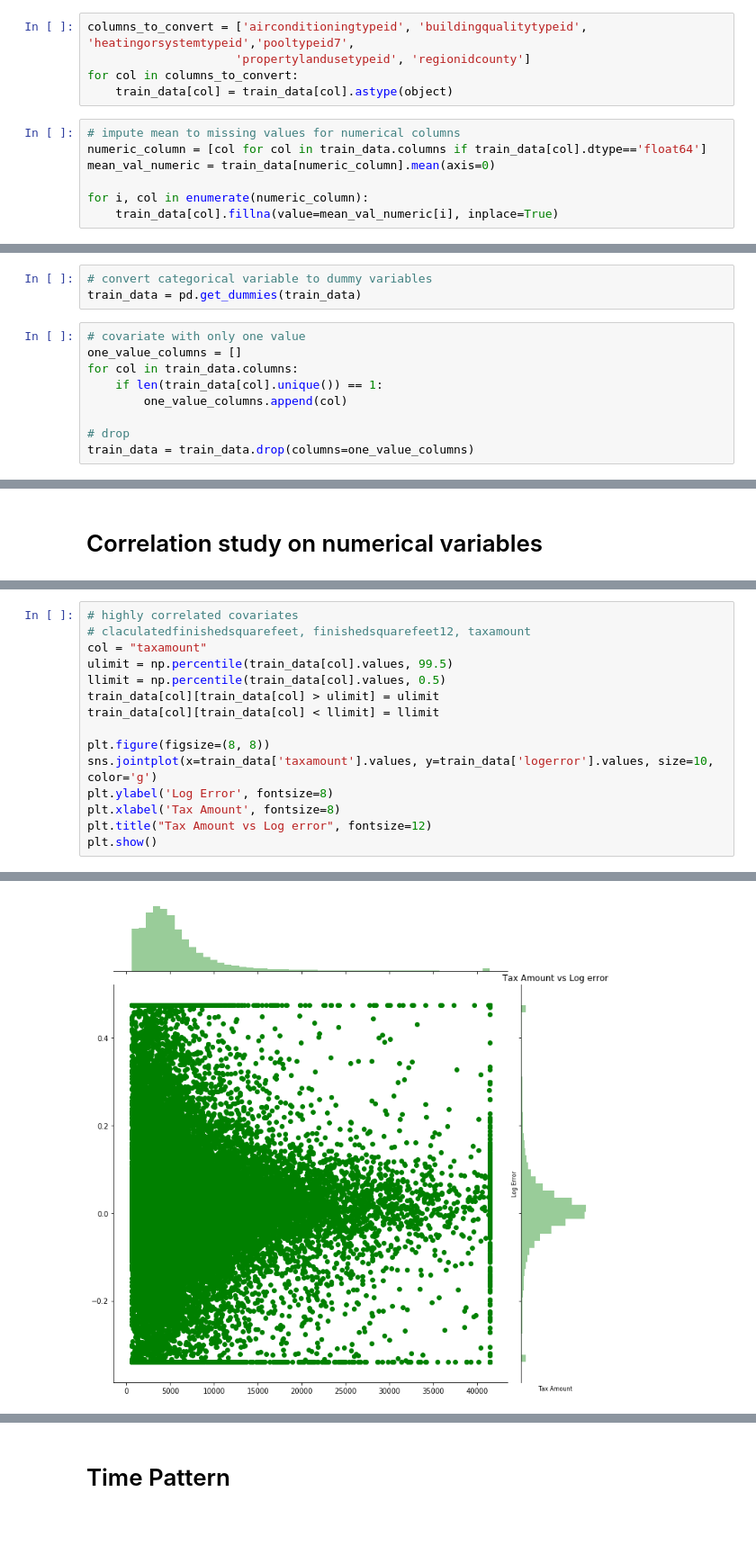
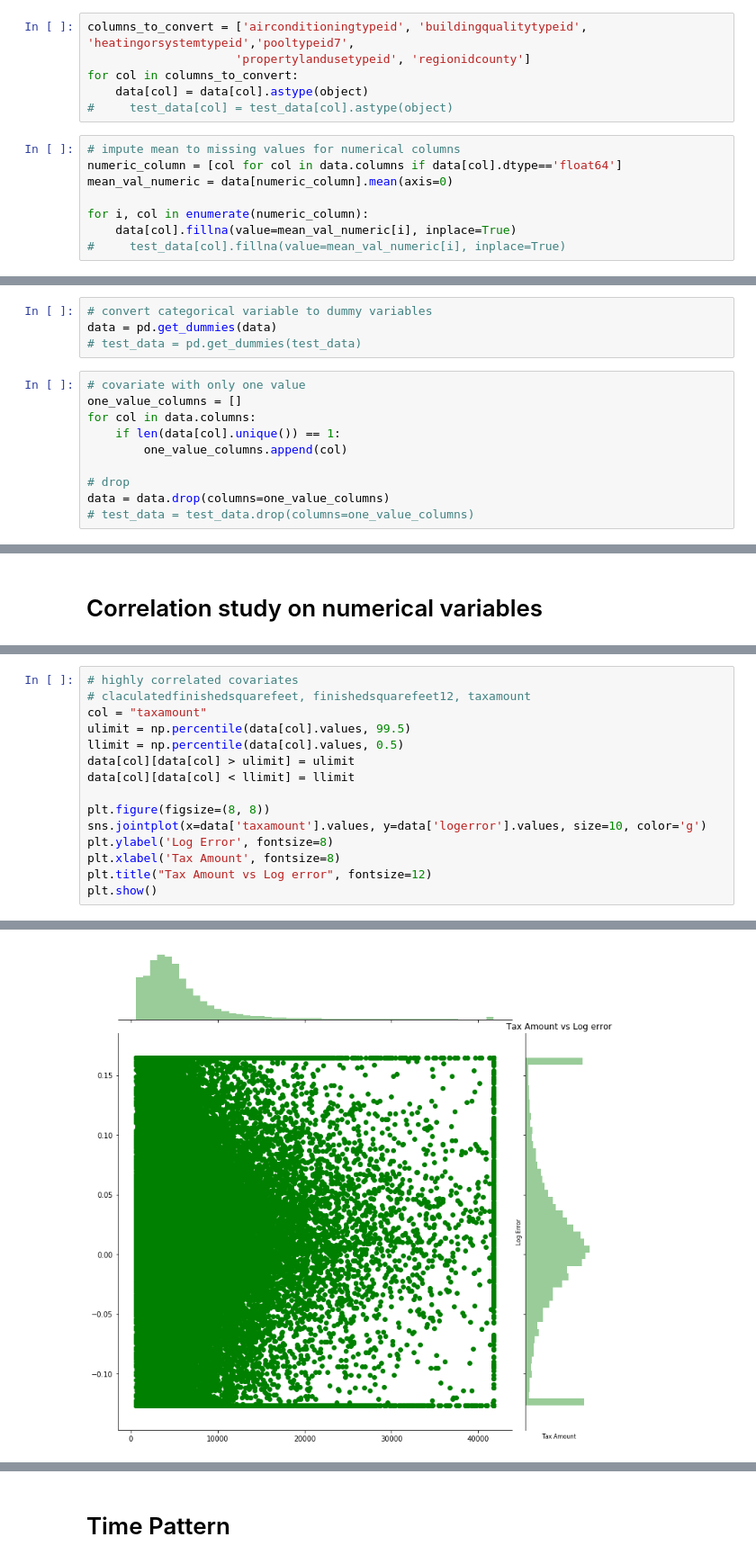
Before and after one commit to AlexaYuqinD/MS-E226-Project, a Jupyter notebook: EDA1.ipynb, the cells around one changed output, grey strips where cells are left out. Shown at 90% size. Drawn from its saved outputs; the diff is of its cells as text; blank space fills up the shorter version.

```diff
--- a/EDA1.ipynb
+++ b/EDA1.ipynb
@@ -201,14 +235,16 @@ dtype_df
 columns_to_convert = ['airconditioningtypeid', 'buildingqualitytypeid', 'heatingorsystemtypeid','pooltypeid7',
                      'propertylandusetypeid', 'regionidcounty']
 for col in columns_to_convert:
-    train_data[col] = train_data[col].astype(object)
+    data[col] = data[col].astype(object)
+#     test_data[col] = test_data[col].astype(object)
 # %%
 # impute mean to missing values for numerical columns
-numeric_column = [col for col in train_data.columns if train_data[col].dtype=='float64']
-mean_val_numeric = train_data[numeric_column].mean(axis=0)
+numeric_column = [col for col in data.columns if data[col].dtype=='float64']
+mean_val_numeric = data[numeric_column].mean(axis=0)
 
 for i, col in enumerate(numeric_column):
-    train_data[col].fillna(value=mean_val_numeric[i], inplace=True)
+    data[col].fillna(value=mean_val_numeric[i], inplace=True)
+#     test_data[col].fillna(value=mean_val_numeric[i], inplace=True)
 # %%
 print(len(numeric_column))
 # %% [output]
@@ -232,13 +295,15 @@ print(len(cate_column))
 # Variable transform
 # %%
 # convert categorical variable to dummy variables
-train_data = pd.get_dummies(train_data)
+data = pd.get_dummies(data)
+# test_data = pd.get_dummies(test_data)
 # %%
 # covariate with only one value
 one_value_columns = []
-for col in train_data.columns:
-    if len(train_data[col].unique()) == 1:
+for col in data.columns:
+    if len(data[col].unique()) == 1:
         one_value_columns.append(col)
 
 # drop
-train_data = train_data.drop(columns=one_value_columns)
+data = data.drop(columns=one_value_columns)
+# test_data = test_data.drop(columns=one_value_columns)
@@ -310,28 +408,28 @@ plt.show()
 # %%
 # highly correlated covariates
 # claculatedfinishedsquarefeet, finishedsquarefeet12, taxamount
 col = "taxamount"
-ulimit = np.percentile(train_data[col].values, 99.5)
-llimit = np.percentile(train_data[col].values, 0.5)
-train_data[col][train_data[col] > ulimit] = ulimit
-train_data[col][train_data[col] < llimit] = llimit
+ulimit = np.percentile(data[col].values, 99.5)
+llimit = np.percentile(data[col].values, 0.5)
+data[col][data[col] > ulimit] = ulimit
+data[col][data[col] < llimit] = llimit
 
 plt.figure(figsize=(8, 8))
-sns.jointplot(x=train_data['taxamount'].values, y=train_data['logerror'].values, size=10, color='g')
+sns.jointplot(x=data['taxamount'].values, y=data['logerror'].values, size=10, color='g')
 plt.ylabel('Log Error', fontsize=8)
 plt.xlabel('Tax Amount', fontsize=8)
 plt.title("Tax Amount vs Log error", fontsize=12)
 plt.show()
 # %% [output]
 A value is trying to be set on a copy of a slice from a DataFrame
 
 See the caveats in the documentation: http://pandas.pydata.org/pandas-docs/stable/indexing.html#indexing-view-versus-copy
 
 A value is trying to be set on a copy of a slice from a DataFrame
 
 See the caveats in the documentation: http://pandas.pydata.org/pandas-docs/stable/indexing.html#indexing-view-versus-copy
   import sys
 <Figure size 576x576 with 0 Axes>
-[figure, old version]
+[figure, new version]
 # %%
 col = "calculatedfinishedsquarefeet"
```
Also changed, not shown: parts of 32 cells of this notebook.
